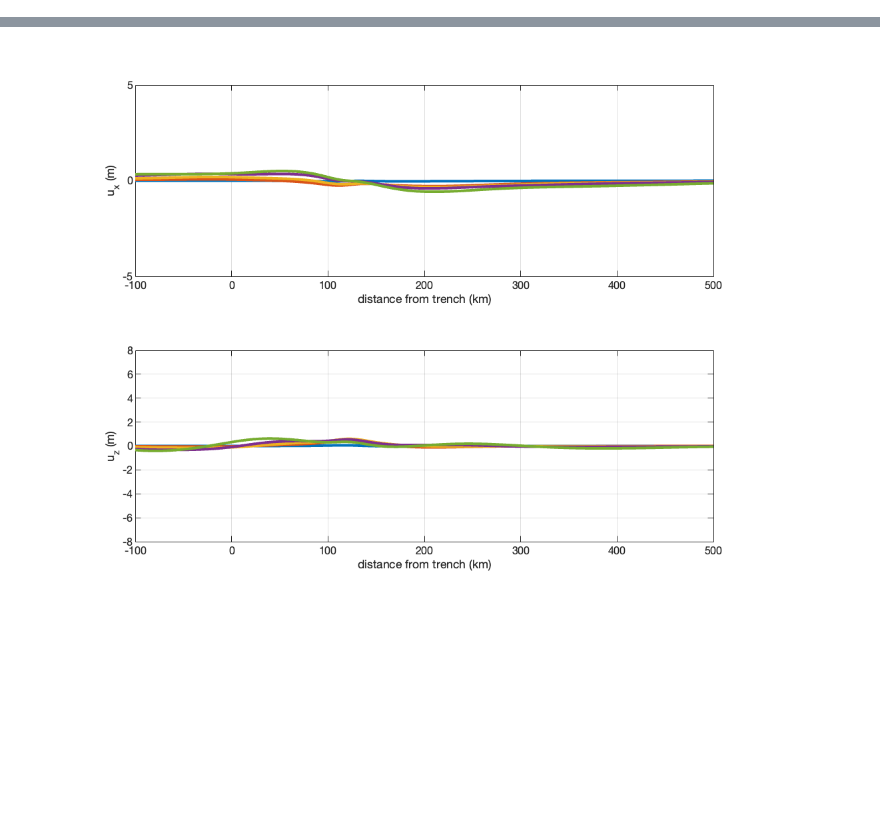
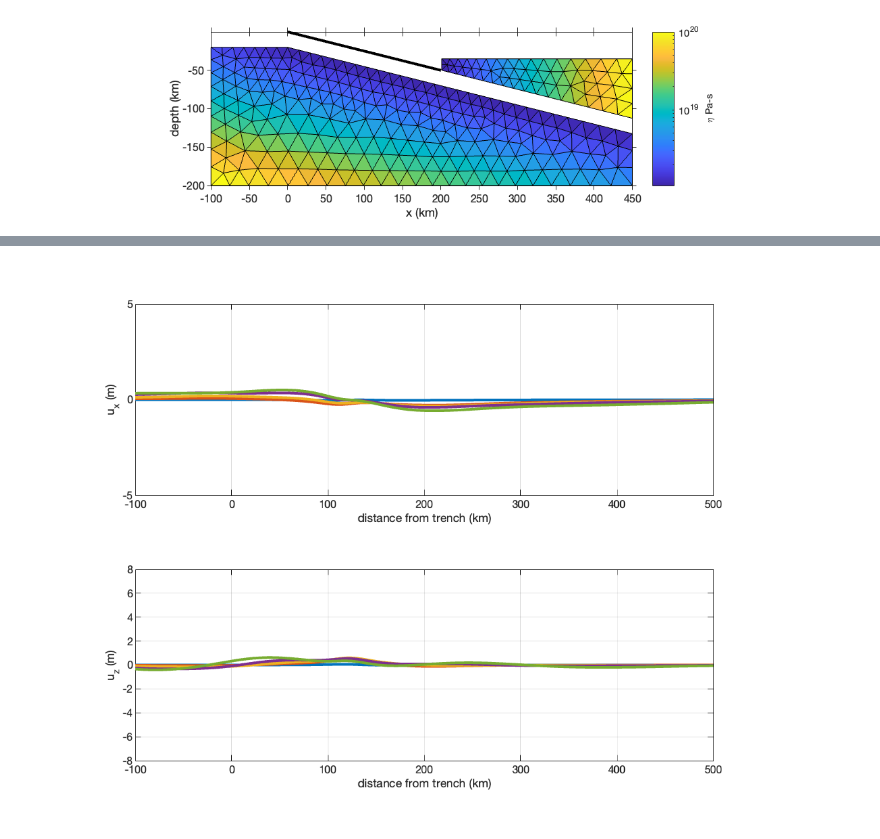
Before and after one commit to mallickrishg/I2EC_2d, a Jupyter notebook: I2EC_linearVEcycles.ipynb, the cells around one changed output, grey strips where cells are left out. Drawn from its saved outputs; the diff is of its cells as text; code cells hidden in the pictures; blank space fills up the shorter version.

```diff
--- a/I2EC_linearVEcycles.ipynb
+++ b/I2EC_linearVEcycles.ipynb
@@ -133,0 +109,37 @@ set(gca,'ColorScale','log','FontSize',8,'LineWidth',0.5,'TickDir','both')
+# %%
+% approximate fault by a viscous shear zone
+% (a-b)sigma in terms of viscosity
+% eta' = viscosity/L_fault
+rcv.Asigma = 1e-6.*(1e18/(sum(~rcv.pinnedPosition.*rcv.W))).*ones(rcv.N,1);
+
+%%%%%%% oceanic mantle viscosity structure %%%%%%%
+r = abs(tand(rcv.dip(1)).*shz.xc(:,1) + shz.xc(:,2) + 20e3)./sqrt(tand(rcv.dip(1))^2 + 1);
+r = r./max(r);% normalize to 0->1
+viscostructure = 10.^(18 + r.*2);
+shz.n = 1.*ones(shz.N,1);
+shz.alpha = 1./(viscostructure.*1e-6);
+oceanic_mantle = (shz.xc(:,1) < -shz.xc(:,2)/tand(rcv.dip(1)));
+
+%%%%%%% continental mantle viscosity structure %%%%%%%
+r = sqrt((shz.xc(~oceanic_mantle,1)-200e3).^2);
+r = r./max(r);% normalize to 0->1
+viscostructure = 10.^(18 + r.*2);
+shz.alpha(~oceanic_mantle) = 1./(viscostructure.*1e-6);
+
+% define locked zone on megathrust
+locked = abs(rcv.xc(:,2)) > 0e3 & abs(rcv.xc(:,2))< 30e3;
+rcv.pinnedPosition = locked;
+
+% define long-term slip/strain rates
+rcv.Vpl = Vpl.*ones(rcv.N,1);% m/s
+
+figure(1),clf
+set(gcf,'Position',[0 0 6 1.5]*100)
+plotpatch2d(rcv), hold on
+plotshz2d(shz,1e6./(shz.alpha))
+axis tight equal, box on
+cb=colorbar; cb.Label.String = '\eta Pa-s';
+xlabel('x (km)'), ylabel('depth (km)')
+set(gca,'ColorScale','log','FontSize',8,'LineWidth',0.5,'TickDir','both')
+# %% [output]
+[figure, added]
```
Also changed, not shown: parts of 8 cells of this notebook.
